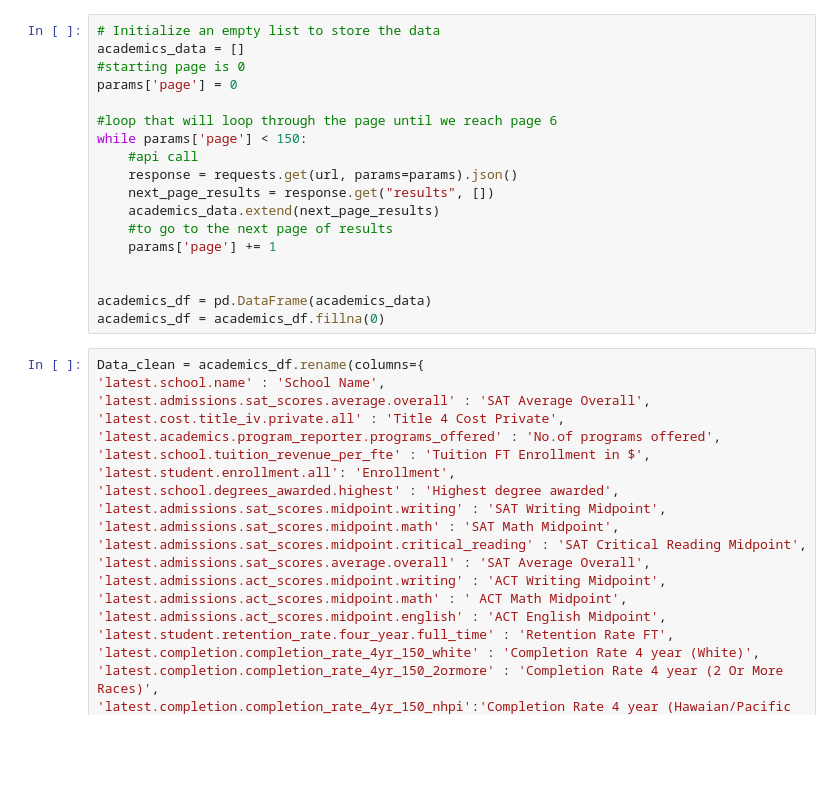
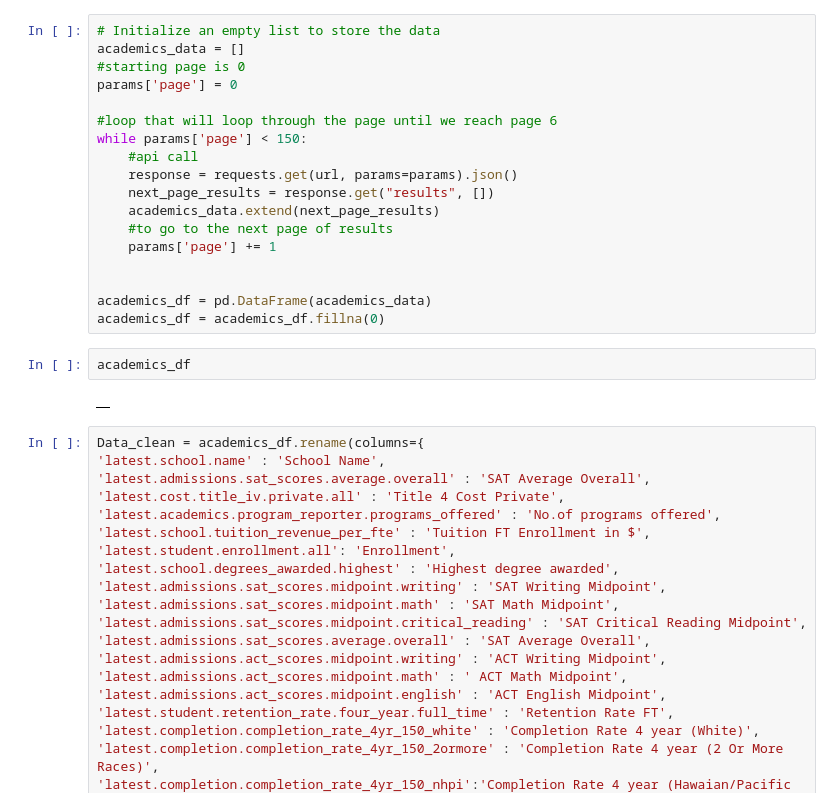
Before and after one commit to Mufasa98/SAT, a Jupyter notebook: Student_Demographics-EverythingEverywhereAllAtOnce.ipynb, the cells around one changed output. Saved outputs shown, nothing was run; the diff lists cells and outputs as text; blank space fills up the shorter version.

```diff
--- a/Student_Demographics-EverythingEverywhereAllAtOnce.ipynb
+++ b/Student_Demographics-EverythingEverywhereAllAtOnce.ipynb
@@ -870,6 +670,10 @@ while params['page'] < 150:
 
 academics_df = pd.DataFrame(academics_data)
 academics_df = academics_df.fillna(0)
+# %%
+academics_df
+# %% [output]
+|  |
 # %%
 Data_clean = academics_df.rename(columns={
 'latest.school.name' : 'School Name',
```
Also changed, not shown: parts of 20 cells of this notebook, 3 other files.
